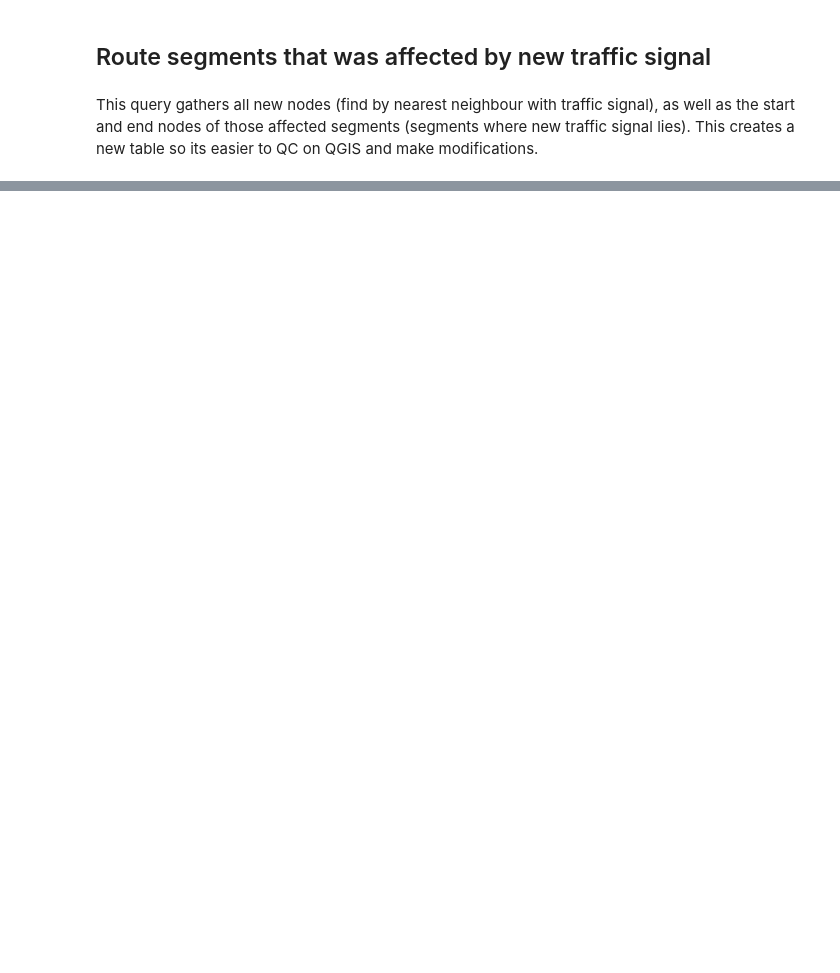
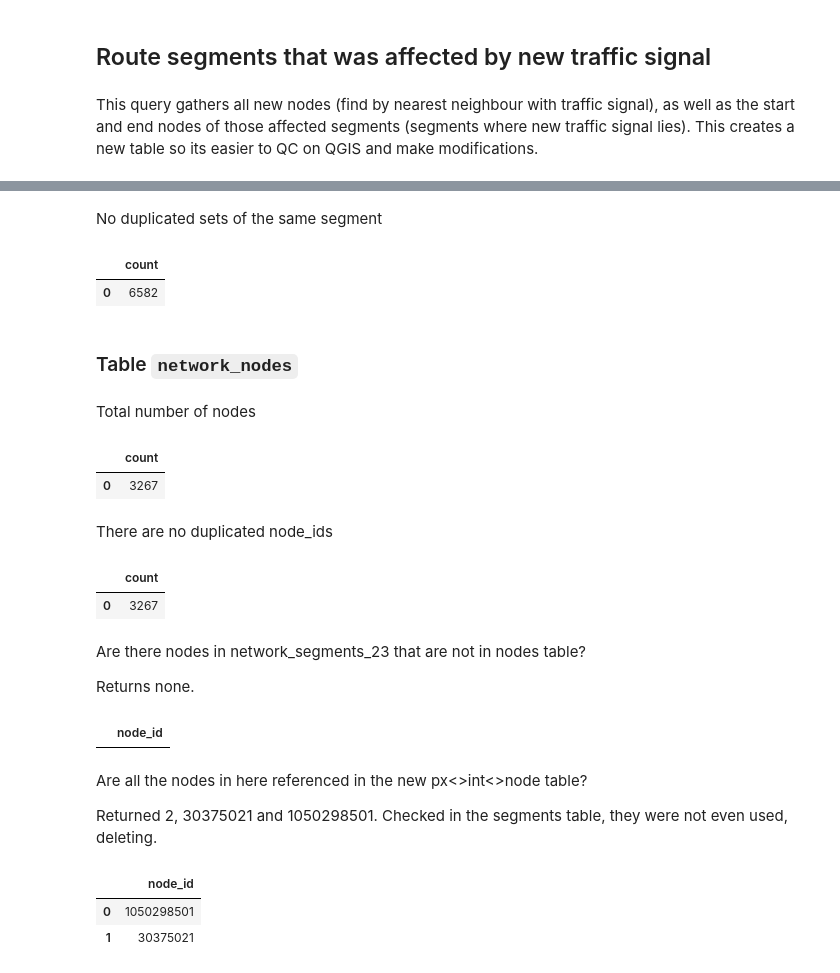
Before and after one commit to CityofToronto/bdit_congestion, a Jupyter notebook: congestion_network_creation/sql/update/notebooks/network_update_2023.ipynb, the cells around one changed output, grey strips where cells are left out. Cells and saved outputs as stored; diff of their text form; code cells hidden in the pictures; blank space fills up the shorter version.

```diff
--- a/congestion_network_creation/sql/update/notebooks/network_update_2023.ipynb
+++ b/congestion_network_creation/sql/update/notebooks/network_update_2023.ipynb
@@ -405,0 +635,79 @@ having 'F' != ALL(array_agg(used));
+# %% [markdown]
+No duplicated sets of the same segment
+# %%
+sql = '''
+select count(1)
+from (select distinct start_vid, end_vid from congestion.network_segments_23_4)a
+    '''
+with con :
+    nodes = pandasql.read_sql(sql, connection_engine)
+nodes.head()
+# %% [output]
+|  | count |
+| 0 | 6582 |
+# %% [markdown]
+### Table `network_nodes`
+# %% [markdown]
+Total number of nodes
+# %%
+sql = '''
+select count(1)
+from congestion.network_nodes_23
+    '''
+with con :
+    nodes = pandasql.read_sql(sql, connection_engine)
+nodes.head()
+# %% [output]
+|  | count |
+| 0 | 3267 |
+# %% [markdown]
+There are no duplicated node_ids
+# %%
+sql = '''
+select count(1)
+from (select distinct node_id from congestion.network_nodes_23)a
+    '''
+with con :
+    nodes = pandasql.read_sql(sql, connection_engine)
+nodes.head()
+# %% [output]
+|  | count |
+| 0 | 3267 |
+# %% [markdown]
+Are there nodes in network_segments_23 that are not in nodes table?
+
+Returns none.
+# %%
+sql = '''
+WITH all_nodes AS (
+	select start_vid as node_id
+	from congestion.network_segments_23_4
+	union
+	select end_vid as node_id
+	from congestion.network_segments_23_4)
+select node_id from all_nodes
+except
+select node_id from congestion.network_nodes_23
+    '''
+with con :
+    nodes = pandasql.read_sql(sql, connection_engine)
+nodes.head()
+# %% [output]
+|  | node_id |
+# %% [markdown]
+Are all the nodes in here referenced in the new px<>int<>node table?
+
+Returned 2, 30375021 and 1050298501. Checked in the segments table, they were not even used, deleting.
+# %%
+sql = '''
+select node_id::int from congestion.network_nodes_23
+except
+select node_id::int from congestion.network_int_px_23_4
+    '''
+with con :
+    nodes = pandasql.read_sql(sql, connection_engine)
+nodes.head()
+# %% [output]
+|  | node_id |
+| 0 | 1050298501 |
+| 1 | 30375021 |
```
Also changed, not shown: parts of 27 cells of this notebook, 2 other files.
